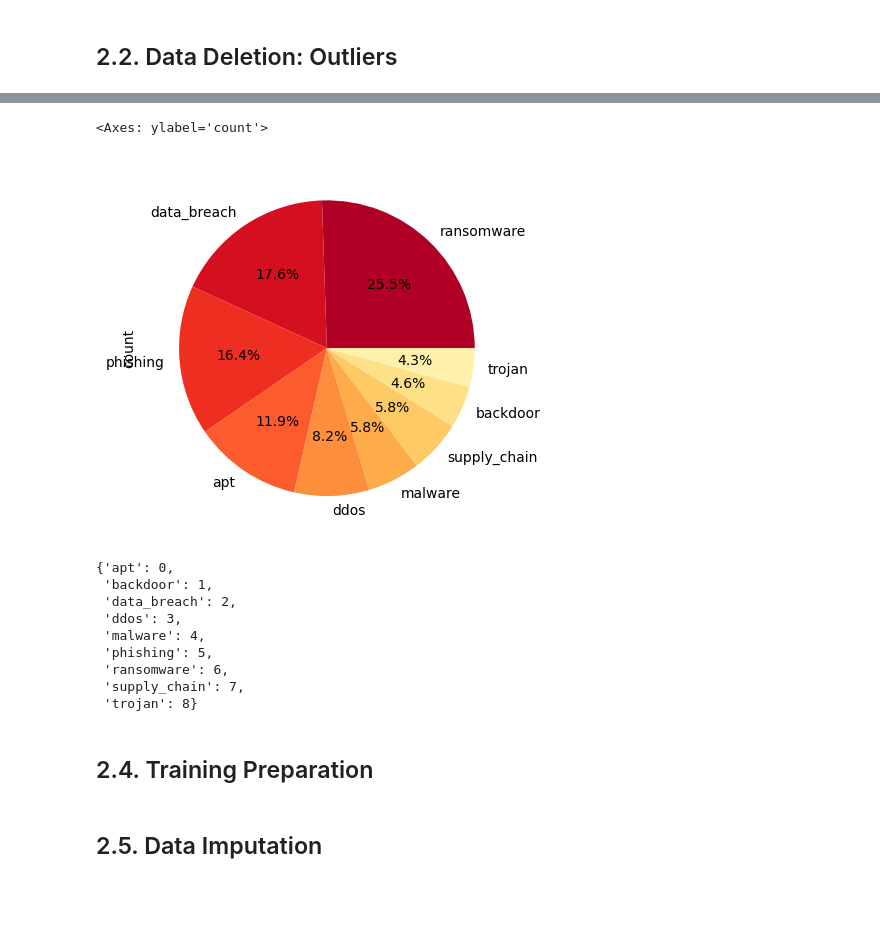
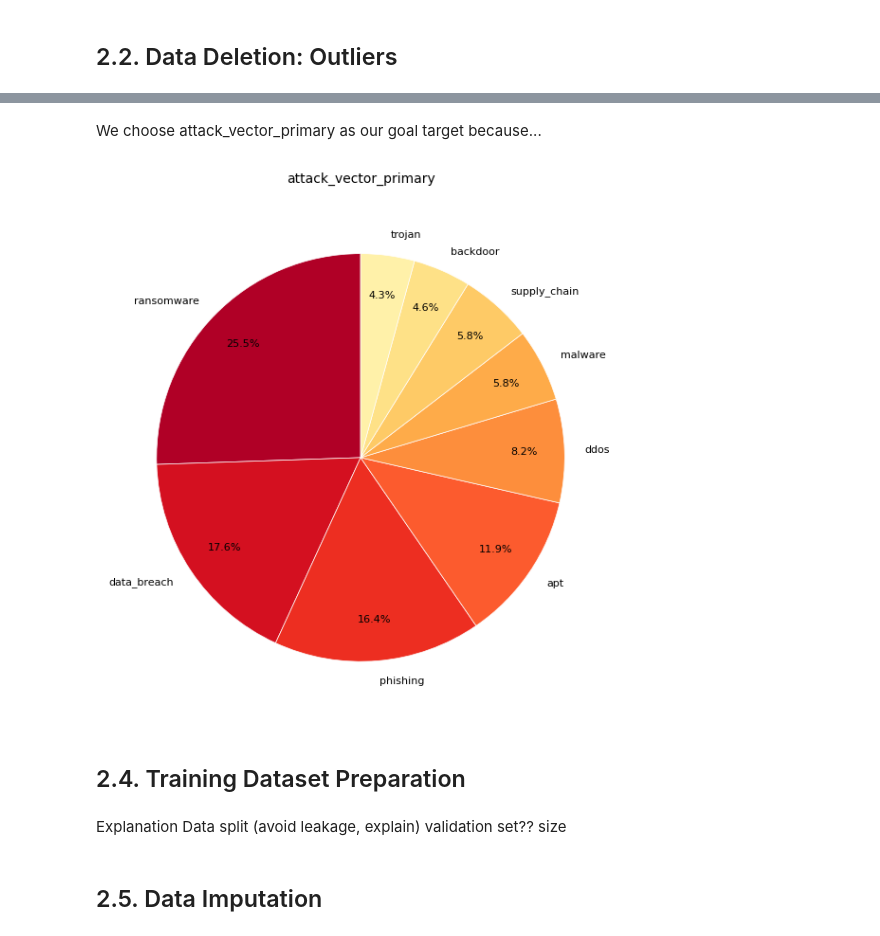
Before and after one commit to ItsAlexar/cybersecurity_breach_impact, a Jupyter notebook: preProcessing.ipynb, the cells around one changed output, grey strips where cells are left out. Saved outputs shown, nothing was run; the diff lists cells and outputs as text; code cells hidden in the pictures; blank space fills up the shorter version.

```diff
--- a/preProcessing.ipynb
+++ b/preProcessing.ipynb
@@ -127,6 +77,0 @@ print(f"   That represents {len(rows_to_drop)/len(missing_rows)*100:.1f}% of all
-# %%
-cols_to_drop = missing_cols[missing_cols["missing_%"] > miss_threshold_cols].index
-
-df_reduced_miss = df_merged.drop(index=rows_to_drop).drop(columns=cols_to_drop)
-
-num_cols, cat_cols = define_feature_types(df_reduced_miss) # update
@@ -221,12 +240,8 @@ plt.show()
 # %%
-# but we decide not to drop: features with outliers reflect variance in nature of the companies that are object of the study: very diverse size in terms of economy and workforce
-# THIS PART WOULD THEREFORE GO IN analysis
-# Therefore, in our case
 df_reduced_out = df_reduced_miss
 
-"""
-Otherwise, would be:
-# Drop rows with extreme outliers
-rows_to_drop = outlier_mask_outer.any(axis=1) # Feature has at least a True value on whether it is an outlier
-df_reduced_out = df_reduced_miss[~rows_to_drop]
-"""
+num_cols, cat_cols = define_feature_types(df_reduced_out)
+
+# Otherwise, to drop rows containing outliers on the outer fence:
+# rows_to_drop = outlier_mask_outer.any(axis=1) # Feature has at least a True value on whether it is an outlier
+# df_reduced_out = df_reduced_miss[~rows_to_drop]
@@ -252,6 +249,0 @@ target = df_reduced_out["attack_vector_primary"]
-# %%
-target_counts = target.value_counts()
-target_percentage = target.value_counts(normalize=True) * 100
-
-target_summary = pd.DataFrame({"count": target_counts, "pct": target_percentage}).round(2)
-print(target_summary)
@@ -270,27 +300,25 @@ trojan                    14   4.26
+# %% [markdown]
+We choose attack_vector_primary as our goal target because...
 # %%
-target.value_counts().plot.pie(autopct='%1.1f%%', colors=sns.color_palette('YlOrRd_r', len(target_counts)))
+fig, ax = plt.subplots(figsize=(6, 6))
+target = df_reduced_out["attack_vector_primary"]
+counts = target.value_counts()
+
+counts.plot.pie(
+    ax          = ax,
+    autopct     = '%1.1f%%',
+    colors      = sns.color_palette('YlOrRd_r', len(counts)),
+    startangle  = 90,
+    pctdistance = 0.8,
+    textprops   = {'fontsize': 8},
+    wedgeprops  = {'linewidth': 0.5, 'edgecolor': 'white'}
+)
+
+ax.set_title("attack_vector_primary", fontsize=10, pad=15)
+ax.set_ylabel("")
+plt.tight_layout()
+plt.show()
 # %% [output]
-<Axes: ylabel='count'>
-[figure, old version]
+[figure, new version]
-# %%
-# Simple and sufficient for y
-le = LabelEncoder()
-target_encoded = le.fit_transform(target)
-
-# Keep the mapping for interpretability later
-mapping = {label: index for index, label in enumerate(le.classes_)}
-mapping
-
-# TODO need some description on each label
-# %% [output]
-{'apt': 0,
- 'backdoor': 1,
- 'data_breach': 2,
- 'ddos': 3,
- 'malware': 4,
- 'phishing': 5,
- 'ransomware': 6,
- 'supply_chain': 7,
- 'trojan': 8}
 # %% [markdown]
-## 2.4. Training Preparation
+## 2.4. Training Dataset Preparation
@@ -301 +325,5 @@ mapping
+# %% [markdown]
+Explanation
+Data split (avoid leakage, explain)
+validation set?? size
 # %%
```
Also changed, not shown: parts of 57 cells of this notebook, 8 other files.
